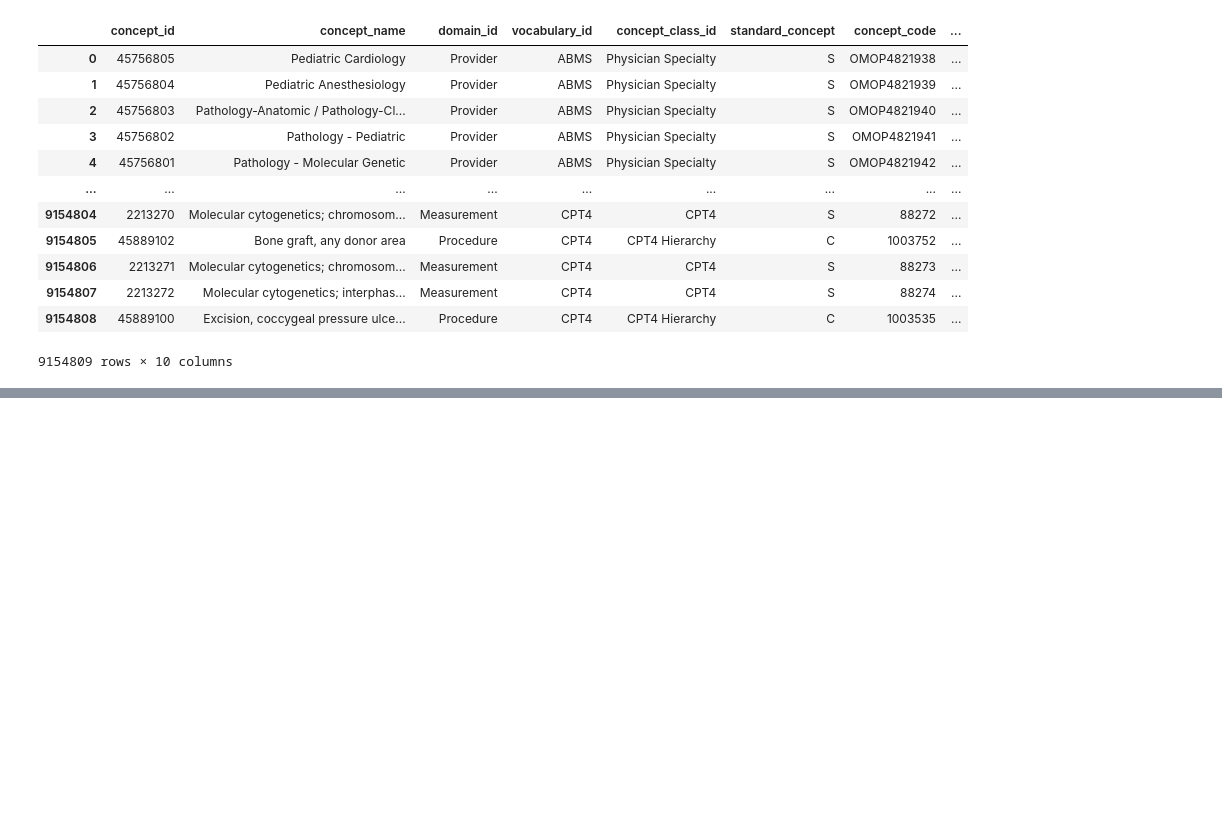
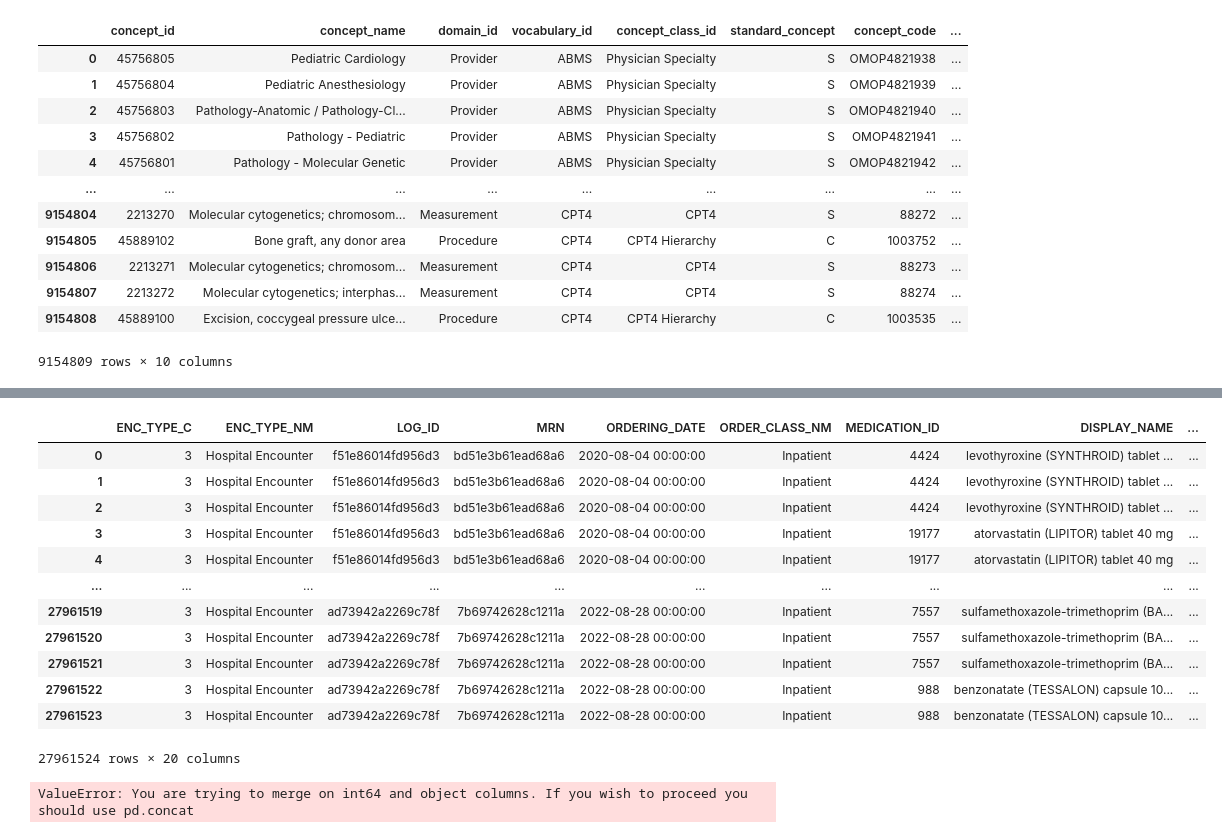
Before and after one commit to Hyeonsik/INSPIRE_TO_CDM, a Jupyter notebook: EDA_vocab.ipynb, the cells around one changed output, grey strips where cells are left out. Drawn from its saved outputs; the diff is of its cells as text; code cells hidden in the pictures; blank space fills up the shorter version.

Commit message:
231106_MOVER working

```diff
--- a/EDA_vocab.ipynb
+++ b/EDA_vocab.ipynb
@@ -412,0 +752,2 @@ df_concept
+# %%
+df_medi = pd.read_csv(f'{input_path}/mapped/patient_medications_mapped.csv')       # Load medications data
@@ -412,0 +769,46 @@ df_concept
+# %%
+df_medi
+# %% [output]
+|  | ENC_TYPE_C | ENC_TYPE_NM | LOG_ID | MRN | ORDERING_DATE | ORDER_CLASS_NM | MEDICATION_ID | DISPLAY_NAME | ... |
+| 0 | 3 | Hospital Encounter | f51e86014fd956d3 | bd51e3b61ead68a6 | 2020-08-04 00:00:00 | Inpatient | 4424 | levothyroxine (SYNTHROID) tablet ... | ... |
+| 1 | 3 | Hospital Encounter | f51e86014fd956d3 | bd51e3b61ead68a6 | 2020-08-04 00:00:00 | Inpatient | 4424 | levothyroxine (SYNTHROID) tablet ... | ... |
+| 2 | 3 | Hospital Encounter | f51e86014fd956d3 | bd51e3b61ead68a6 | 2020-08-04 00:00:00 | Inpatient | 4424 | levothyroxine (SYNTHROID) tablet ... | ... |
+| 3 | 3 | Hospital Encounter | f51e86014fd956d3 | bd51e3b61ead68a6 | 2020-08-04 00:00:00 | Inpatient | 19177 | atorvastatin (LIPITOR) tablet 40 mg | ... |
+| 4 | 3 | Hospital Encounter | f51e86014fd956d3 | bd51e3b61ead68a6 | 2020-08-04 00:00:00 | Inpatient | 19177 | atorvastatin (LIPITOR) tablet 40 mg | ... |
+| ... | ... | ... | ... | ... | ... | ... | ... | ... | ... |
+| 27961519 | 3 | Hospital Encounter | ad73942a2269c78f | 7b69742628c1211a | 2022-08-28 00:00:00 | Inpatient | 7557 | sulfamethoxazole-trimethoprim (BA... | ... |
+| 27961520 | 3 | Hospital Encounter | ad73942a2269c78f | 7b69742628c1211a | 2022-08-28 00:00:00 | Inpatient | 7557 | sulfamethoxazole-trimethoprim (BA... | ... |
+| 27961521 | 3 | Hospital Encounter | ad73942a2269c78f | 7b69742628c1211a | 2022-08-28 00:00:00 | Inpatient | 7557 | sulfamethoxazole-trimethoprim (BA... | ... |
+| 27961522 | 3 | Hospital Encounter | ad73942a2269c78f | 7b69742628c1211a | 2022-08-28 00:00:00 | Inpatient | 988 | benzonatate (TESSALON) capsule 10... | ... |
+| 27961523 | 3 | Hospital Encounter | ad73942a2269c78f | 7b69742628c1211a | 2022-08-28 00:00:00 | Inpatient | 988 | benzonatate (TESSALON) capsule 10... | ... |
+27961524 rows × 20 columns
+# %%
+# INSPIRE v0.2 (about 130,000 cases, 50% of the surgical cases)
+import pandas as pd
+import numpy as np
+
+
+# Filter the relationship data to only include 'Maps to' relationships
+maps_to_df = df_concept_rel[df_concept_rel['relationship_id'] == 'Maps to']
+
+# Merge the operation data with the concept data using the ICD10PCS vocabulary to obtain the source_concept_id
+merged_data = df_medi[['ingredient']].merge(df_concept[df_concept['vocabulary_id'] == 'RxNorm'], left_on='ingredient', right_on='concept_code', how = 'left')
+
+# Merge the resulting data with the 'maps_to' relationship data to obtain the corresponding standard_concept_id
+df_medi_mapped = merged_data.merge(maps_to_df, left_on='concept_id', right_on='concept_id_1', how='left')
+
+# Populate the 'source_value', 'source_concept_id', and 'standard_concept_id' columns in the df_op dataframe
+df_medi['standard_concept_id'] = df_medi_mapped['concept_id_2']
+df_medi['standard_concept_name'] = df_medi_mapped['concept_name']
+
+# Calculate and print the number of OPERATION table records that could not be mapped to a standard concept
+nan_sum = df_medi['standard_concept_id'].isna().sum()
+print(f'Mismatched concepts in MEDICATION: {nan_sum} / {len(df_op)} ({nan_sum/len(df_op)*100:.1f}%)')
+
+# Remove rows from the df_op dataframe where the 'standard_concept_id' is missing
+#df_op.dropna(subset= 'standard_concept_id', inplace=True, ignore_index=True)
+
+# Save the cleaned and mapped operation data to a CSV file
+#df_op.to_csv('mover/mapped/operations.csv', index=False)
+# %% [output]
+ValueError: You are trying to merge on int64 and object columns. If you wish to proceed you should use pd.concat
```
Also changed, not shown: parts of 67 cells of this notebook, 6 other files.
